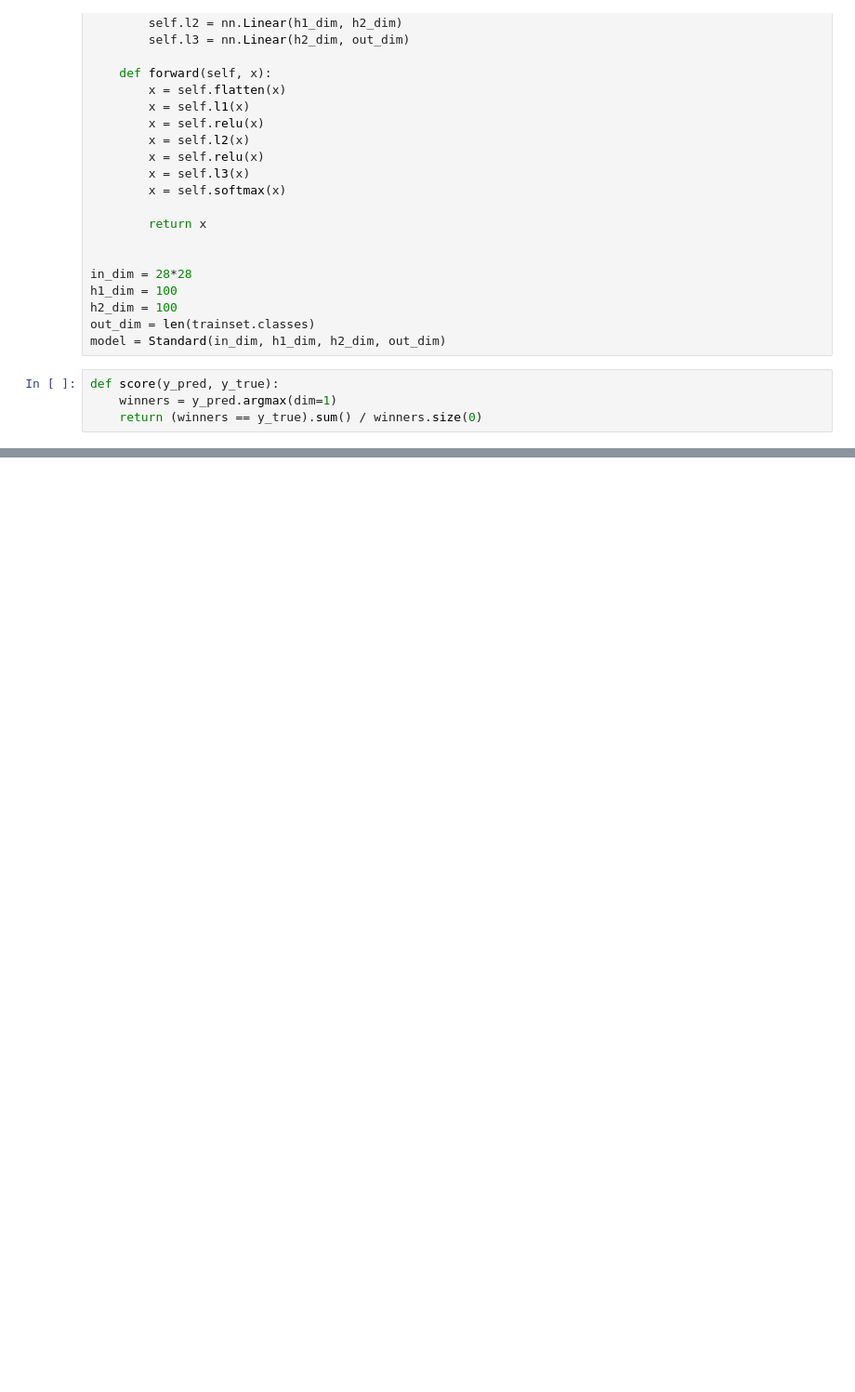
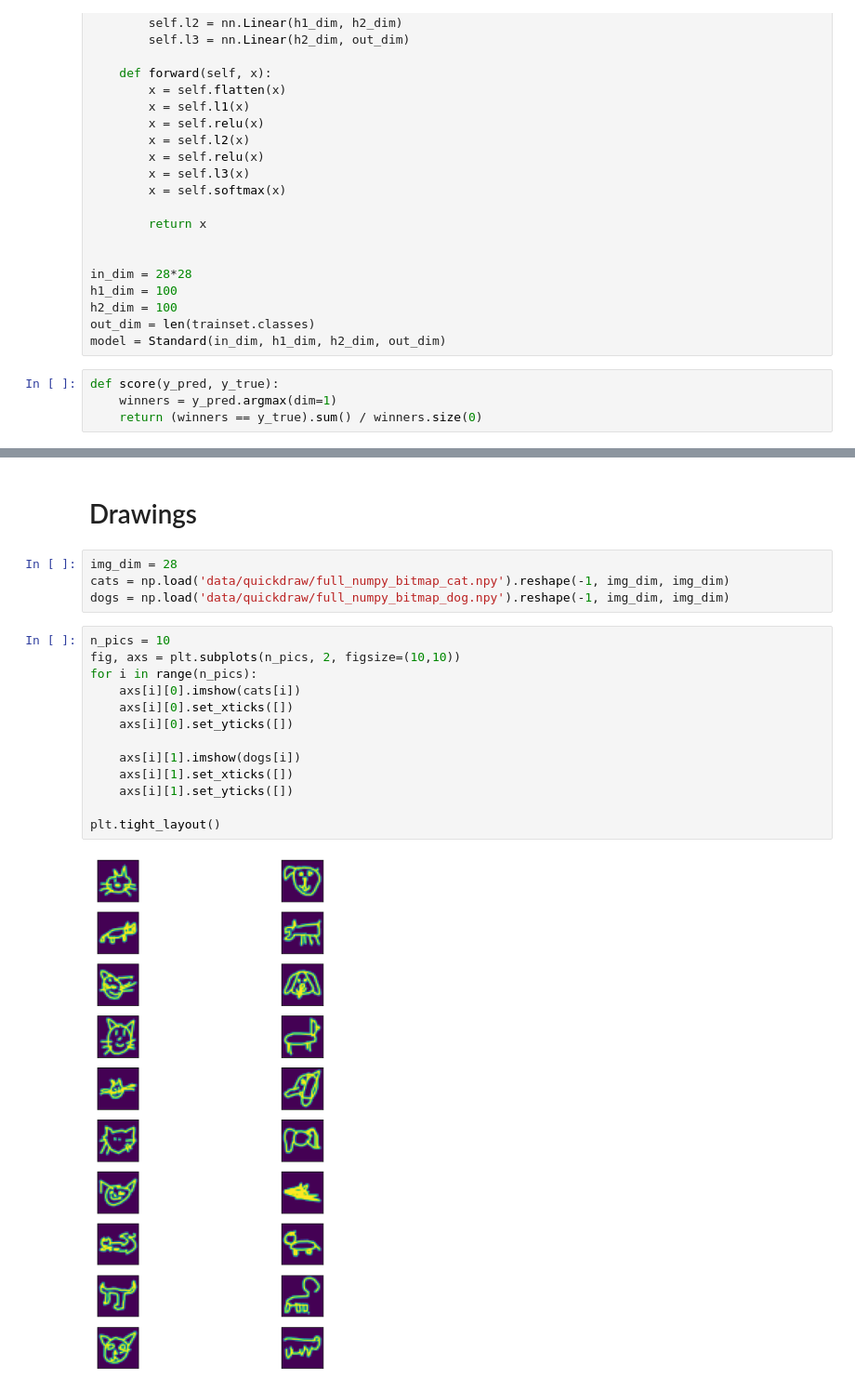
Before and after one commit to Marcus-Friis/aml-mini-project, a Jupyter notebook: torch_test.ipynb, the cells around one changed output, grey strips where cells are left out. Shown: that part at 93% size. Saved outputs shown, nothing was run; the diff lists cells and outputs as text; blank space fills up the shorter version.

Commit message:
loaded drawing data

```diff
--- a/torch_test.ipynb
+++ b/torch_test.ipynb
@@ -150,0 +153,21 @@ tensor([3, 4, 0, 6, 4, 4, 7, 5, 9, 2, 5, 9, 8, 1, 1, 4])
+# %% [markdown]
+# Drawings
+# %%
+img_dim = 28
+cats = np.load('data/quickdraw/full_numpy_bitmap_cat.npy').reshape(-1, img_dim, img_dim)
+dogs = np.load('data/quickdraw/full_numpy_bitmap_dog.npy').reshape(-1, img_dim, img_dim)
+# %%
+n_pics = 10
+fig, axs = plt.subplots(n_pics, 2, figsize=(10,10))
+for i in range(n_pics):
+    axs[i][0].imshow(cats[i])
+    axs[i][0].set_xticks([])
+    axs[i][0].set_yticks([])
+
+    axs[i][1].imshow(dogs[i])
+    axs[i][1].set_xticks([])
+    axs[i][1].set_yticks([])
+
+plt.tight_layout()
+# %% [output]
+[figure, added]
```
Also changed, not shown: parts of 8 cells of this notebook.
